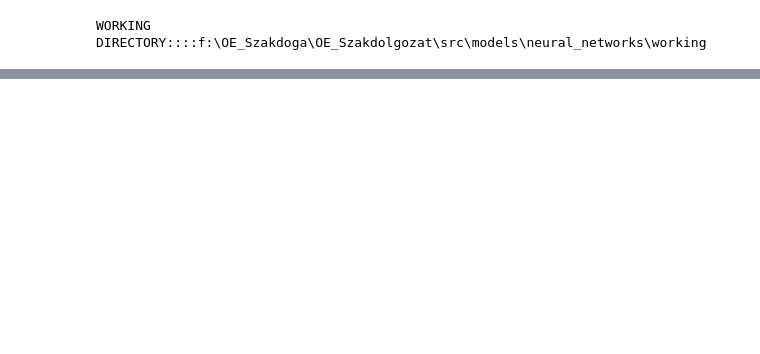
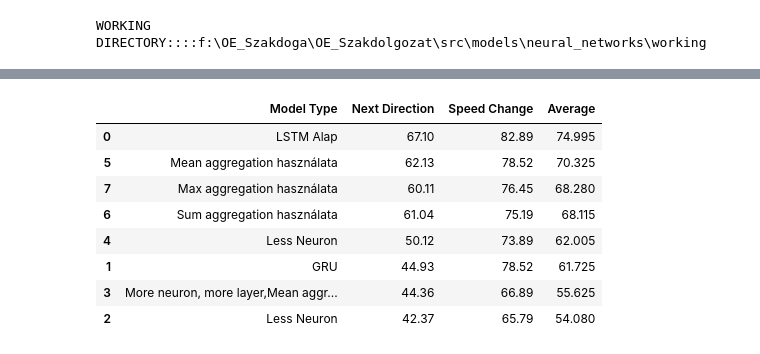
Before and after one commit to SolteszArmin/OE_Szakdolgozat, a Jupyter notebook: src/models/neural_networks/working/test_train.ipynb, the cells around one changed output, grey strips where cells are left out. Cells and saved outputs as stored; diff of their text form; code cells hidden in the pictures; blank space fills up the shorter version.

```diff
--- a/src/models/neural_networks/working/test_train.ipynb
+++ b/src/models/neural_networks/working/test_train.ipynb
@@ -52,0 +636,19 @@ label_sequences[30]
+# %%
+next_direction=[67.10,44.93,42.37,44.36,50.12,62.13,61.04,60.11]
+speed_change=[82.89,78.52,65.79,66.89,73.89,78.52,75.19,76.45]
+model_type=["LSTM Alap","GRU","Less Neuron","More neuron, more layer,Mean aggregation","Less Neuron","Mean aggregation használata","Sum aggregation használata","Max aggregation használata"]
+column=["Model Type","Next Direction","Speed Change"]
+df=pd.DataFrame(list(zip(model_type,next_direction,speed_change)),columns=column)
+df['Average'] = df[['Next Direction', 'Speed Change']].mean(axis=1)
+df_sorted = df.sort_values(by='Average', ascending=False)
+df_sorted
+# %% [output]
+|  | Model Type | Next Direction | Speed Change | Average |
+| 0 | LSTM Alap | 67.10 | 82.89 | 74.995 |
+| 5 | Mean aggregation használata | 62.13 | 78.52 | 70.325 |
+| 7 | Max aggregation használata | 60.11 | 76.45 | 68.280 |
+| 6 | Sum aggregation használata | 61.04 | 75.19 | 68.115 |
+| 4 | Less Neuron | 50.12 | 73.89 | 62.005 |
+| 1 | GRU | 44.93 | 78.52 | 61.725 |
+| 3 | More neuron, more layer,Mean aggr... | 44.36 | 66.89 | 55.625 |
+| 2 | Less Neuron | 42.37 | 65.79 | 54.080 |
```
Also changed, not shown: parts of 31 cells of this notebook, 25 other files.
